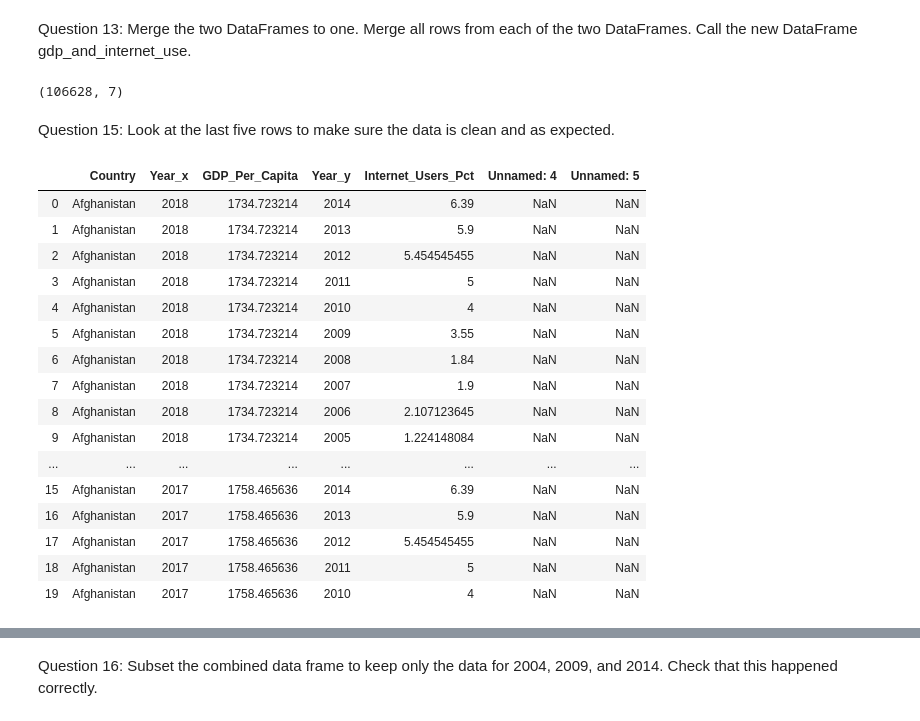
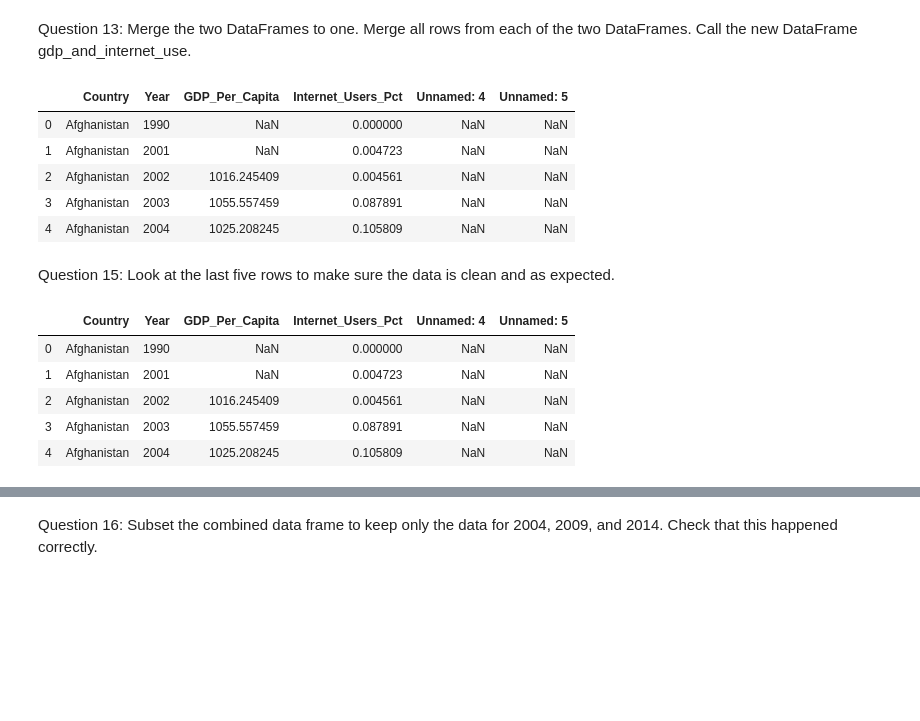
Before and after one commit to arikhursheed/gdp-and-internet-usage-arikhursheed, a Jupyter notebook: notebooks/un_data_explore.ipynb, the cells around one changed output, grey strips where cells are left out. Cells and saved outputs as stored; diff of their text form; code cells hidden in the pictures; blank space fills up the shorter version.

```diff
--- a/notebooks/un_data_explore.ipynb
+++ b/notebooks/un_data_explore.ipynb
@@ -7,6 +7,7 @@ import seaborn as sns
 %matplotlib inline
 # %%
 #read gdp_percapita.csv file into gdb_df data frame
-gdp_df= pd.read_csv('..\data\gdp_percapita.csv')
+gdp_df= pd.read_csv('..\data\gdp_percapita.csv', nrows=6729)
 type(gdp_df)
+gdp_df.tail()
 # %% [output]
@@ -41,4 +47,5 @@ gdp_df.shape
 # %%
 #read internet_use.csv file into gdb_df data frame
 
-internet_df=pd.read_csv('..\data\internet_use.csv')
+internet_df=pd.read_csv('..\data\internet_use.csv', nrows=4495)
+internet_df.tail()
@@ -64,4 +78 @@ Unnamed: 5          object
 dtype: object
-# %%
-#Drop the last rows
-internet_df.drop(internet_df.loc[4495:4678].index, inplace=True)
@@ -206,33 +225,26 @@ internet_df.head()
 Question 13: Merge the two DataFrames to one. Merge all rows from each of the two DataFrames.
              Call the new DataFrame gdp_and_internet_use.
 # %%
-gdp_and_internet_use = pd.merge(gdp_df,internet_df,how='outer',on=['Country'])
-
-gdp_and_internet_use.shape
+gdp_and_internet_use = pd.merge(gdp_df,internet_df, on = ['Country', 'Year'], how = 'outer', sort = True)
+gdp_and_internet_use.head()
 # %% [output]
-(106628, 7)
+|  | Country | Year | GDP_Per_Capita | Internet_Users_Pct | Unnamed: 4 | Unnamed: 5 |
+| 0 | Afghanistan | 1990 | NaN | 0.000000 | NaN | NaN |
+| 1 | Afghanistan | 2001 | NaN | 0.004723 | NaN | NaN |
+| 2 | Afghanistan | 2002 | 1016.245409 | 0.004561 | NaN | NaN |
+| 3 | Afghanistan | 2003 | 1055.557459 | 0.087891 | NaN | NaN |
+| 4 | Afghanistan | 2004 | 1025.208245 | 0.105809 | NaN | NaN |
 # %% [markdown]
 Question 15: Look at the last five rows to make sure the data is clean and as expected.
 # %%
-gdp_and_internet_use.head(20)
+gdp_and_internet_use.head(5)
 # %% [output]
-|  | Country | Year_x | GDP_Per_Capita | Year_y | Internet_Users_Pct | Unnamed: 4 | Unnamed: 5 |
-| 0 | Afghanistan | 2018 | 1734.723214 | 2014 | 6.39 | NaN | NaN |
-| 1 | Afghanistan | 2018 | 1734.723214 | 2013 | 5.9 | NaN | NaN |
-| 2 | Afghanistan | 2018 | 1734.723214 | 2012 | 5.454545455 | NaN | NaN |
-| 3 | Afghanistan | 2018 | 1734.723214 | 2011 | 5 | NaN | NaN |
-| 4 | Afghanistan | 2018 | 1734.723214 | 2010 | 4 | NaN | NaN |
-| 5 | Afghanistan | 2018 | 1734.723214 | 2009 | 3.55 | NaN | NaN |
-| 6 | Afghanistan | 2018 | 1734.723214 | 2008 | 1.84 | NaN | NaN |
-| 7 | Afghanistan | 2018 | 1734.723214 | 2007 | 1.9 | NaN | NaN |
-| 8 | Afghanistan | 2018 | 1734.723214 | 2006 | 2.107123645 | NaN | NaN |
-| 9 | Afghanistan | 2018 | 1734.723214 | 2005 | 1.224148084 | NaN | NaN |
-| ... | ... | ... | ... | ... | ... | ... | ... |
-| 15 | Afghanistan | 2017 | 1758.465636 | 2014 | 6.39 | NaN | NaN |
-| 16 | Afghanistan | 2017 | 1758.465636 | 2013 | 5.9 | NaN | NaN |
-| 17 | Afghanistan | 2017 | 1758.465636 | 2012 | 5.454545455 | NaN | NaN |
-| 18 | Afghanistan | 2017 | 1758.465636 | 2011 | 5 | NaN | NaN |
-| 19 | Afghanistan | 2017 | 1758.465636 | 2010 | 4 | NaN | NaN |
+|  | Country | Year | GDP_Per_Capita | Internet_Users_Pct | Unnamed: 4 | Unnamed: 5 |
+| 0 | Afghanistan | 1990 | NaN | 0.000000 | NaN | NaN |
+| 1 | Afghanistan | 2001 | NaN | 0.004723 | NaN | NaN |
+| 2 | Afghanistan | 2002 | 1016.245409 | 0.004561 | NaN | NaN |
+| 3 | Afghanistan | 2003 | 1055.557459 | 0.087891 | NaN | NaN |
+| 4 | Afghanistan | 2004 | 1025.208245 | 0.105809 | NaN | NaN |
 # %%
 #Read the dataframe into csv file to check it.
 Both_merge=gdp_and_internet_use.to_csv('../data/After_both_merge.csv', index = False)
```
Also changed, not shown: parts of 48 cells of this notebook.
